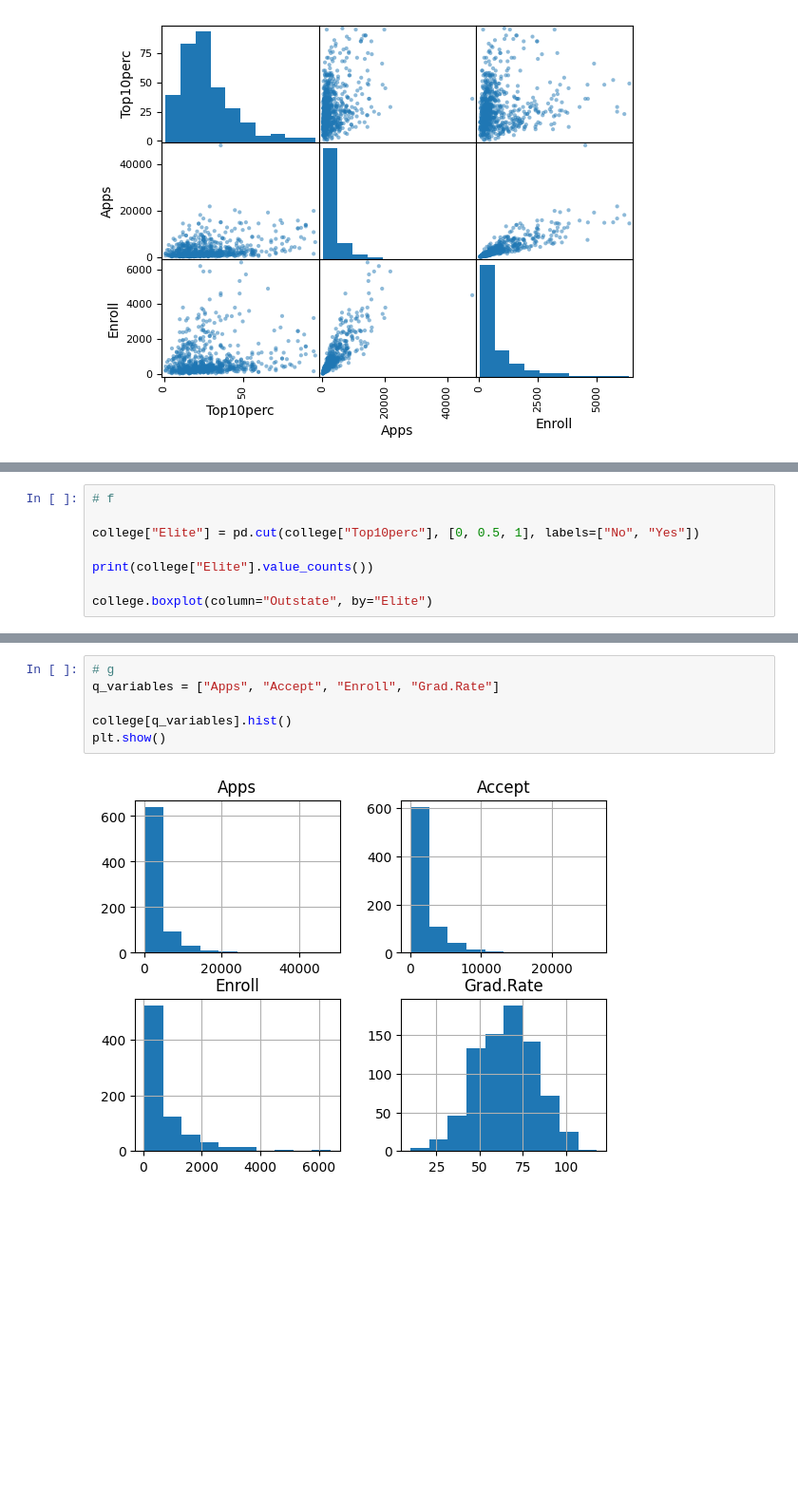
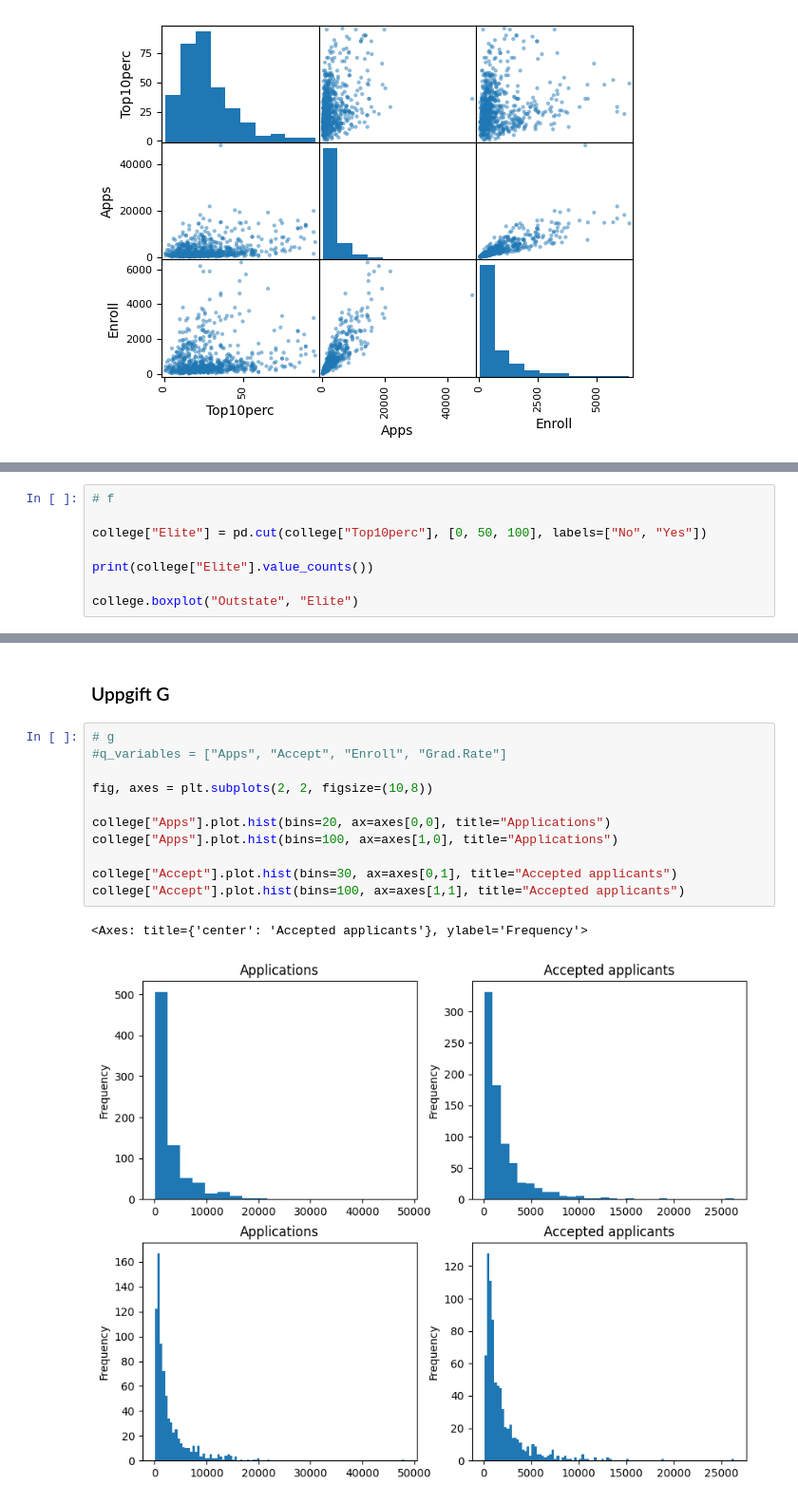
Before and after one commit to kust3n/databehandling-SARA-COSTA, a Jupyter notebook: Laboration/Laboration_Databehandling.ipynb, the cells around one changed output, grey strips where cells are left out. Shown: that part at 95% size. Cells and saved outputs as stored; diff of their text form; blank space fills up the shorter version.

```diff
--- a/Laboration/Laboration_Databehandling.ipynb
+++ b/Laboration/Laboration_Databehandling.ipynb
@@ -65,10 +94,10 @@ college.boxplot(column="Outstate", by="Private")
 # %%
 # f
 
-college["Elite"] = pd.cut(college["Top10perc"], [0, 0.5, 1], labels=["No", "Yes"])
+college["Elite"] = pd.cut(college["Top10perc"], [0, 50, 100], labels=["No", "Yes"])
 
 print(college["Elite"].value_counts())
 
-college.boxplot(column="Outstate", by="Elite")
+college.boxplot("Outstate", "Elite")
 # %% [output]
 Elite
@@ -80,8 +109,16 @@ Name: count, dtype: int64
+# %% [markdown]
+### Uppgift G
 # %%
 # g
-q_variables = ["Apps", "Accept", "Enroll", "Grad.Rate"]
+#q_variables = ["Apps", "Accept", "Enroll", "Grad.Rate"]
 
-college[q_variables].hist()
-plt.show()
+fig, axes = plt.subplots(2, 2, figsize=(10,8))
+
+college["Apps"].plot.hist(bins=20, ax=axes[0,0], title="Applications")
+college["Apps"].plot.hist(bins=100, ax=axes[1,0], title="Applications")
+
+college["Accept"].plot.hist(bins=30, ax=axes[0,1], title="Accepted applicants")
+college["Accept"].plot.hist(bins=100, ax=axes[1,1], title="Accepted applicants")
 # %% [output]
+<Axes: title={'center': 'Accepted applicants'}, ylabel='Frequency'>
-[figure, old version]
+[figure, new version]
```
Also changed, not shown: parts of 12 cells of this notebook.
